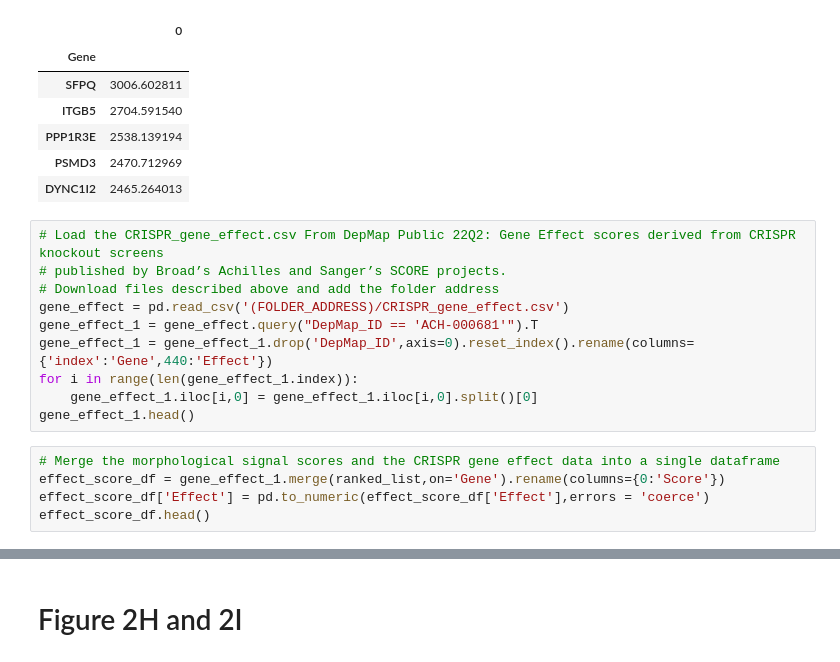
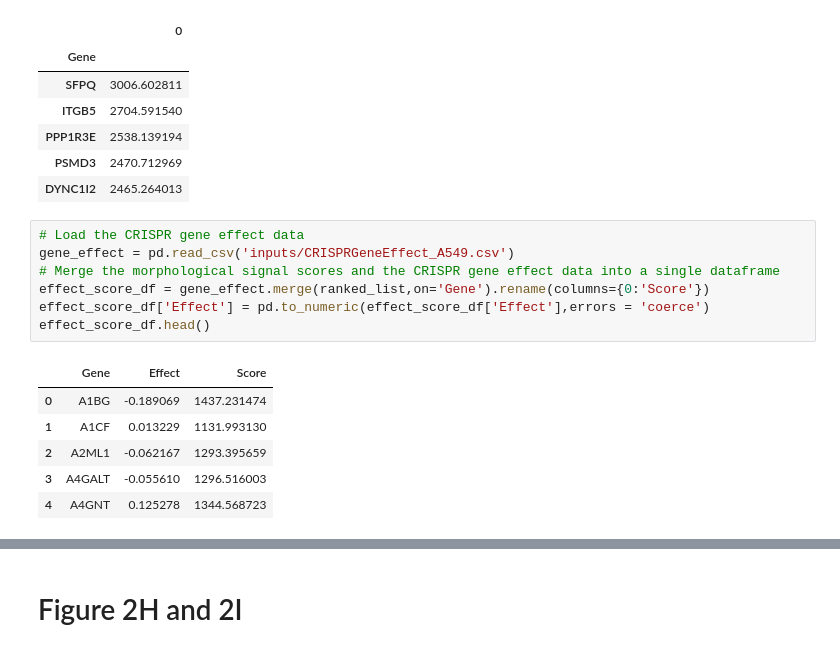
Before and after one commit to broadinstitute/2022_PERISCOPE, a Jupyter notebook: 2_A549_WGS_Summary/Figure_2.ipynb, the cells around one changed output, grey strips where cells are left out. Drawn from its saved outputs; the diff is of its cells as text.

```diff
--- a/2_A549_WGS_Summary/Figure_2.ipynb
+++ b/2_A549_WGS_Summary/Figure_2.ipynb
@@ -652,18 +652,17 @@ ranked_list.head()
 | PSMD3 | 2470.712969 |
 | DYNC1I2 | 2465.264013 |
 # %%
-# Load the CRISPR_gene_effect.csv From DepMap Public 22Q2: Gene Effect scores derived from CRISPR knockout screens
-# published by Broad’s Achilles and Sanger’s SCORE projects.
-# Download files described above and add the folder address
-gene_effect = pd.read_csv('(FOLDER_ADDRESS)/CRISPR_gene_effect.csv')
-gene_effect_1 = gene_effect.query("DepMap_ID == 'ACH-000681'").T
-gene_effect_1 = gene_effect_1.drop('DepMap_ID',axis=0).reset_index().rename(columns={'index':'Gene',440:'Effect'})
-for i in range(len(gene_effect_1.index)):
-    gene_effect_1.iloc[i,0] = gene_effect_1.iloc[i,0].split()[0]
-gene_effect_1.head()
+# Load the CRISPR gene effect data
+gene_effect = pd.read_csv('inputs/CRISPRGeneEffect_A549.csv')
+# Merge the morphological signal scores and the CRISPR gene effect data into a single dataframe
+effect_score_df = gene_effect.merge(ranked_list,on='Gene').rename(columns={0:'Score'})
+effect_score_df['Effect'] = pd.to_numeric(effect_score_df['Effect'],errors = 'coerce')
+effect_score_df.head()
+# %% [output]
+|  | Gene | Effect | Score |
+| 0 | A1BG | -0.189069 | 1437.231474 |
+| 1 | A1CF | 0.013229 | 1131.993130 |
+| 2 | A2ML1 | -0.062167 | 1293.395659 |
+| 3 | A4GALT | -0.055610 | 1296.516003 |
+| 4 | A4GNT | 0.125278 | 1344.568723 |
-# %%
-# Merge the morphological signal scores and the CRISPR gene effect data into a single dataframe
-effect_score_df = gene_effect_1.merge(ranked_list,on='Gene').rename(columns={0:'Score'})
-effect_score_df['Effect'] = pd.to_numeric(effect_score_df['Effect'],errors = 'coerce')
-effect_score_df.head()
 # %%
```
Also changed, not shown: parts of 1 cell of this notebook.
